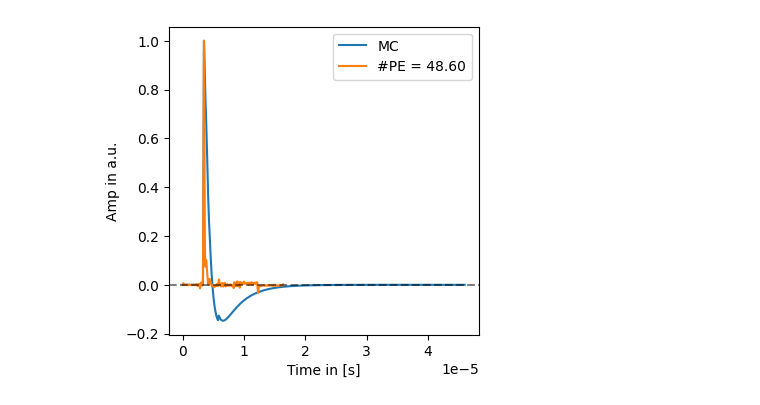
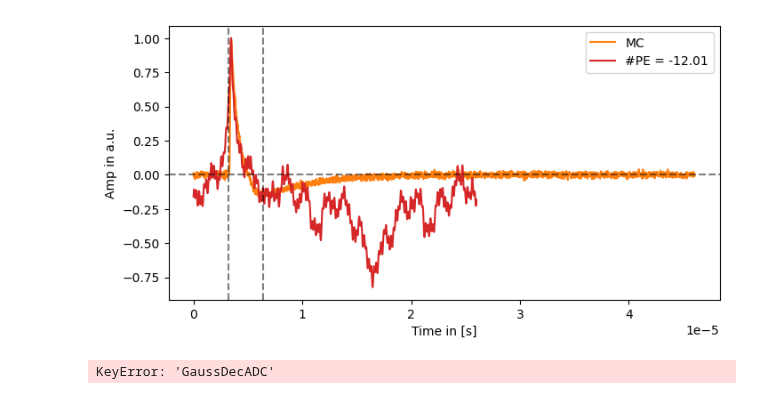
Before and after one commit to CIEMAT-Neutrino/SCINT, a Jupyter notebook: notebooks/MC.ipynb, the cells around one changed output. Drawn from its saved outputs; the diff is of its cells as text; code cells hidden in the pictures.

```diff
--- a/notebooks/MC.ipynb
+++ b/notebooks/MC.ipynb
@@ -56,8 +75,8 @@ Fitting wvf  0
 # %%
-my_run[0][0]["MC_ADC"] = []
+my_run[0][0]["McADC"] = []
 MC_num = 1000
 for i in range(MC_num):
-    times = rand_scint_times(N=50,slow=6e-9,fast=1e-6,ratio=0.15)
+    times = rand_scint_times(50,slow=6e-9,fast=1e-6,ratio=0.15)
     peaks = [];wvf = []
 
     times_array = np.linspace(0,20e-6,int(20e-6/my_run[0][0]["Sampling"])+1)
@@ -68,19 +87,22 @@ for i in range(MC_num):
         this_peak = int((t-(t%my_run[0][0]["Sampling"]))/my_run[0][0]["Sampling"])
         peaks.append(this_peak)
         this_wvf = np.zeros(pre+this_peak)
-        this_wvf = np.append(this_wvf,my_run[0][0]["Fit_SC"][0])
+        this_wvf = np.append(this_wvf,my_run[0][0]["FitSC"][0])
         this_wvf = np.append(this_wvf,np.zeros(len(wvf)-len(this_wvf)))
         wvf = wvf+this_wvf
-    my_run[0][0]["MC_ADC"].append(wvf)
-
+    my_run[0][0]["McADC"].append(wvf)
+my_run[0][0]["McNoiseADC"] = np.asarray(my_run[0][0]["McADC"])+np.random.normal(0,np.max(SER)*0.5,size=[len(my_run[0][0]["McADC"]),len(my_run[0][0]["McADC"][0])])
+# my_run[0][0]["FitSC"][0] = my_run[0][0]["FitSC"][0][:len(my_run[0][0]["McNoiseADC"][0])]
 # plt.plot(my_run[0][0]["Sampling"]*np.arange(len(my_run[0][0]["Fit_SC"][0])),my_run[0][0]["Fit_SC"][0])
 # %%
 if show == True:
-    plt.figure(figsize=(4,4))
+    plt.figure(figsize=(8,4))
     plt.xlabel("Time in [s]")
     plt.ylabel("Amp in a.u.")
     num = np.random.randint(0,MC_num)
-    plt.plot(my_run[0][0]["Sampling"]*np.arange(len(my_run[0][0]["ADC"][0])),my_run[0][0]["ADC"][0],c="tab:green")
-    plt.plot(times_array,my_run[0][0]["MC_ADC"][num][pre:-post])
+    # plt.plot(my_run[0][0]["Sampling"]*np.arange(len(my_run[0][0]["ADC"][0])),my_run[0][0]["ADC"][0],c="tab:green")
+    plt.plot(my_run[0][0]["Sampling"]*np.arange(len(my_run[0][0]["McNoiseADC"][num])),my_run[0][0]["McNoiseADC"][num],c="tab:blue")
+    plt.plot(my_run[0][0]["Sampling"]*np.arange(len(my_run[0][0]["FitSC"][0])),my_run[0][0]["FitSC"][0],c="tab:orange")
+    plt.axhline(0,c="grey",ls="--")
     plt.show()
 # %% [output]
@@ -104,22 +143,41 @@ Generated wvfs with key Dec_ADC
 # %%
 show = True
+norm = True
+raw_key = "McNoiseADC"
+dec_key = "WienerDecNoiseADC"
+low_int_limit = 200
+high_int_limit = 400
 if show == True:
-    plt.figure(figsize=(4,4))
+    plt.figure(figsize=(8,4))
     plt.xlabel("Time in [s]")
     plt.ylabel("Amp in a.u.")
     my_run[0][0].keys()
     num = np.random.randint(0,MC_num)
-    charge = np.sum(my_run[0][0]["Dec_ADC"][num])
-    norm = True
+    charge = np.sum(my_run[0][0][dec_key][num])
     if norm == True:
-        plt.plot(my_run[0][0]["Sampling"]*np.arange(len(my_run[0][0]["MC_ADC"][num])),my_run[0][0]["MC_ADC"][num]/np.max(my_run[0][0]["MC_ADC"][num]),label="MC")
-        plt.plot(my_run[0][0]["Sampling"]*np.arange(len(my_run[0][0]["Dec_ADC"][num])),my_run[0][0]["Dec_ADC"][num]/np.max(my_run[0][0]["Dec_ADC"][num]),label="#PE = %.2f"%charge)
+        plt.plot(my_run[0][0]["Sampling"]*np.arange(len(my_run[0][0][raw_key][num])),my_run[0][0][raw_key][num]/np.max(my_run[0][0][raw_key][num]),label="MC",c="tab:orange")
+        plt.plot(my_run[0][0]["Sampling"]*np.arange(len(my_run[0][0][dec_key][num])),my_run[0][0][dec_key][num]/np.max(my_run[0][0][dec_key][num]),label="#PE = %.2f"%charge,c="tab:red")
     else:
-        plt.plot(my_run[0][0]["Sampling"]*np.arange(len(my_run[0][0]["MC_ADC"][num])),my_run[0][0]["MC_ADC"][num],label="MC")
-        plt.plot(my_run[0][0]["Sampling"]*np.arange(len(my_run[0][0]["Dec_ADC"][num])),my_run[0][0]["Dec_ADC"][num],label="#PE = %.2f"%charge)
+        plt.plot(my_run[0][0]["Sampling"]*np.arange(len(my_run[0][0][raw_key][num])),my_run[0][0][raw_key][num],label="MC",c="tab:orange")
+        plt.plot(my_run[0][0]["Sampling"]*np.arange(len(my_run[0][0][dec_key][num])),my_run[0][0][dec_key][num],label="#PE = %.2f"%charge,c="tab:red")
     plt.axhline(0,ls="--",alpha=0.5,c="black")
+    plt.axvline(low_int_limit*my_run[0][0]["Sampling"],ls="--",alpha=0.5,c="black")
+    plt.axvline(high_int_limit*my_run[0][0]["Sampling"],ls="--",alpha=0.5,c="black")
     plt.legend()
     # plt.semilogy()
     plt.show()
 # %% [output]
-[figure, old version]
+[figure, new version]
+# %%
+filter_type = "Gauss"
+charge = np.sum(my_run[0][0][filter_type+"DecADC"][:,low_int_limit:high_int_limit],axis=1)
+noise_charge = np.sum(my_run[0][0][filter_type+"DecNoiseADC"][:,low_int_limit:high_int_limit],axis=1)
+plt.figure(figsize=(8,4))
+plt.ylabel("Counts")
+plt.xlabel("Charge in PE")
+plt.hist(charge,bins=50,alpha=1,label="PE CLEAN SIGNAL")
+plt.hist(noise_charge,bins=50,alpha=.75,label="PE NOISE SIGNAL")
+plt.legend()
+plt.show()
+# %% [output]
+KeyError: 'GaussDecADC'
```
Also changed, not shown: parts of 5 cells of this notebook, 5 other files.
